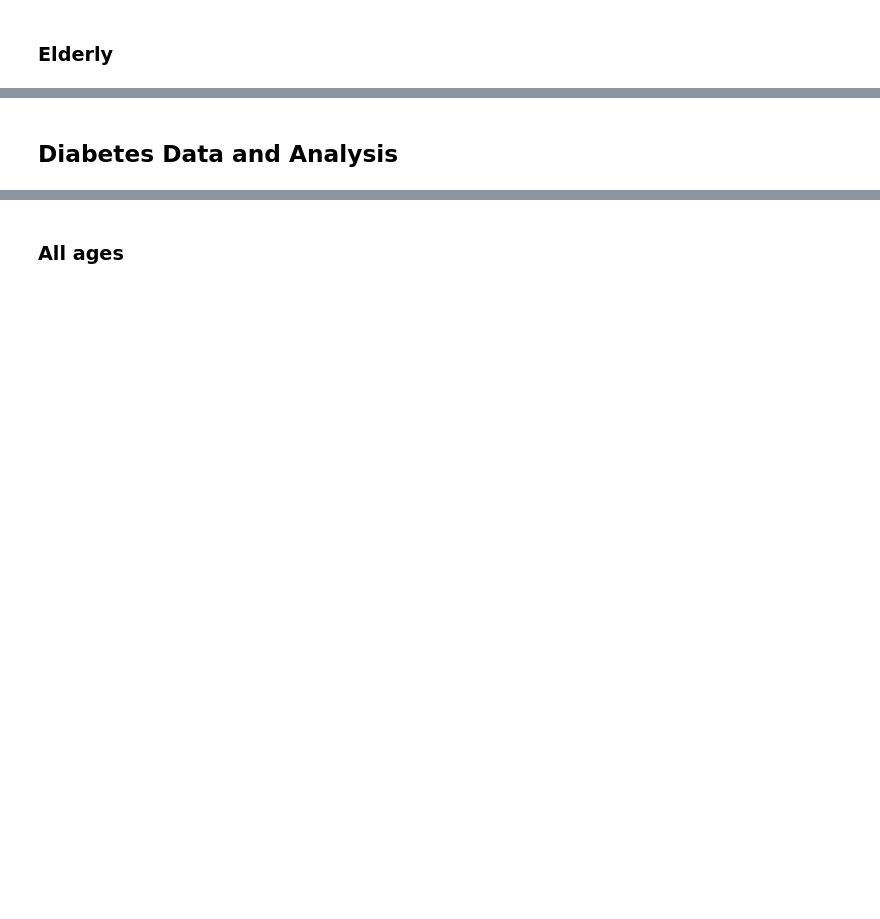
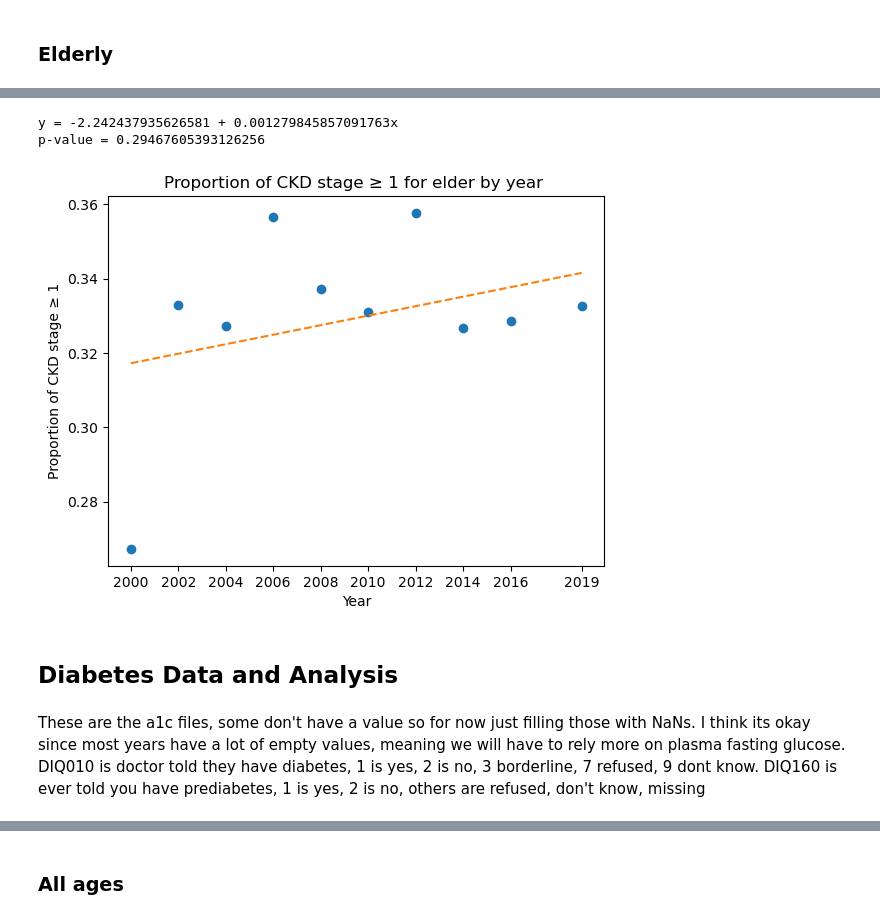
Before and after one commit to nikhilnagabandi/CKDstudy, a Jupyter notebook: CKDandDiabetes.ipynb, the cells around one changed output, grey strips where cells are left out. Cells and saved outputs as stored; diff of their text form; code cells hidden in the pictures; blank space fills up the shorter version.

```diff
--- a/CKDandDiabetes.ipynb
+++ b/CKDandDiabetes.ipynb
@@ -276,0 +482,14 @@ For youth we will look at ages 12 to 30 inclusive, so we will filter the datafra
+# %%
+ckdstagenonzeropropselder = np.array([])
+samplesizeselder =np.array([])
+for i in range(len(demobio_vars)):
+    elder_mask = (demobio_vars[i]['RIDAGEYR'] >= 60) & (demobio_vars[i]['RIDAGEYR'] <=84)
+    all_elder = demobio_vars[i][elder_mask]
+    ckdstagenonzeropropselder = np.append(ckdstagenonzeropropselder,(demobio_vars[i][(demobio_vars[i]['ckdstage'] >= 1) & elder_mask].shape[0]/all_elder.shape[0]))
+    samplesizeselder = np.append(samplesizeselder, (all_elder.shape[0]))
+print("The proportion of elder with stage ≥1 ckd for each of the years is:")
+print(ckdstagenonzeropropselder)
+print("\nThe following sample sizes for elder each year is:")
+print(samplesizeselder)
+print("\nThe year markers for each dataset is:")
+print(years2)
@@ -276,0 +506,5 @@ For youth we will look at ages 12 to 30 inclusive, so we will filter the datafra
+# %%
+weightsdemoelder = samplesizeselder
+modeldemoelder = sm.WLS(ckdstagenonzeropropselder, Xdemo, weights=weightsdemoelder).fit()
+print(modeldemoelder.summary2())
+trendlinedemoelder = modeldemoelder.predict(Xdemo)
@@ -277,2 +529,23 @@ For youth we will look at ages 12 to 30 inclusive, so we will filter the datafra
+# %%
+print(f"y = {modeldemoelder.params[0]} + {modeldemoelder.params[1]}x")
+ #printing p value of slope")
+print(f"p-value = {modeldemoelder.pvalues[1]}")
+# %% [output]
+y = -2.242437935626581 + 0.001279845857091763x
+p-value = 0.29467605393126256
+# %%
+plt.plot(years2, ckdstagenonzeropropselder, 'o', label='CKD stages 1-5 proportions')
+plt.plot(years2, trendlinedemoelder, linestyle ='--', label='Trend line')
+plt.xticks(years2)
+
+plt.xlabel('Year')
+plt.ylabel('Proportion of CKD stage ≥ 1')
+plt.title('Proportion of CKD stage ≥ 1 for elder by year ')
+
+plt.show()
+# %% [output]
+[figure, added]
 # %% [markdown]
 ## Diabetes Data and Analysis
+# %% [markdown]
+These are the a1c files, some don't have a value so for now just filling those with NaNs. I think its okay since most years have a lot of empty values, meaning we will have to rely more on plasma fasting glucose. DIQ010 is doctor told they have diabetes, 1 is yes, 2 is no, 3 borderline, 7 refused, 9 dont know. DIQ160 is ever told you have prediabetes, 1 is yes, 2 is no, others are refused, don't know, missing
```
Also changed, not shown: parts of 54 cells of this notebook.
